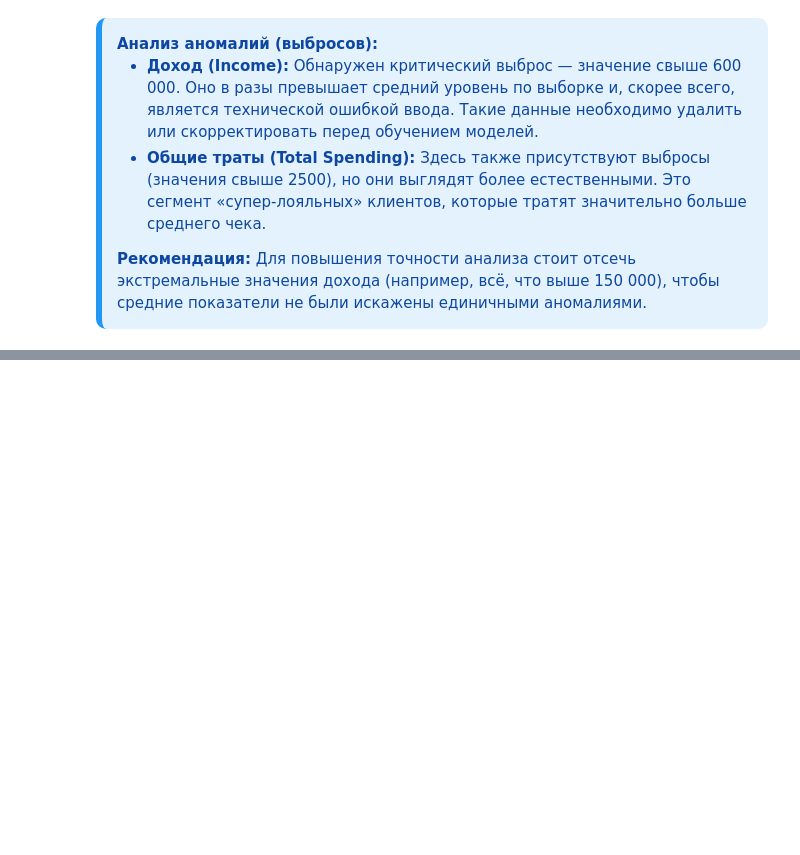
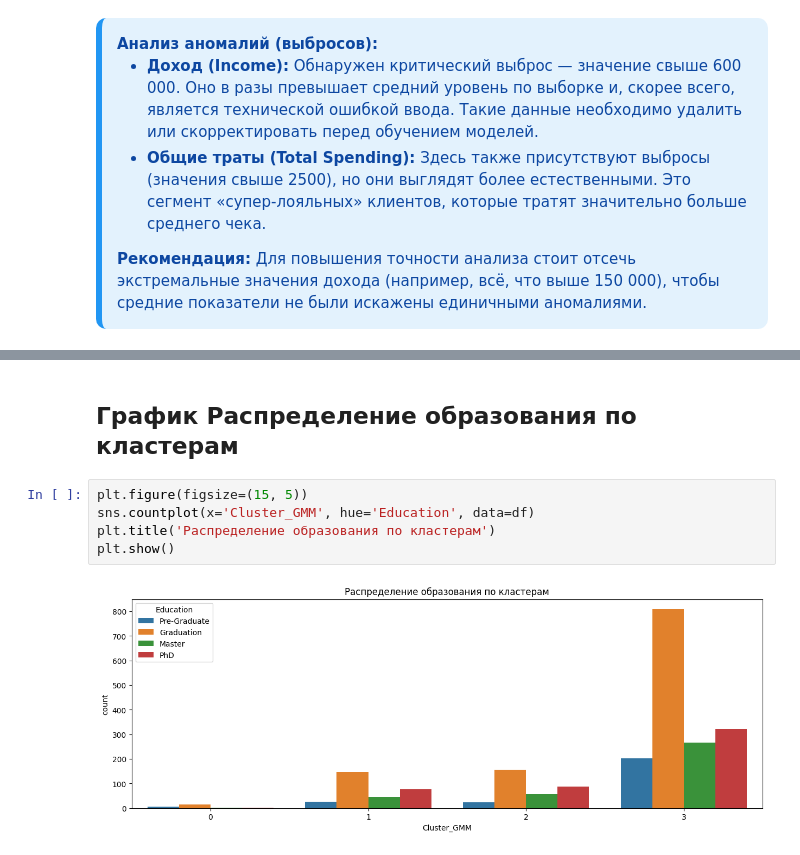
Before and after one commit to YaeKitsune13/MOIBD_coop_project, a Jupyter notebook: Customer_Personality_Analisis.ipynb, the cells around one changed output, grey strips where cells are left out. Saved outputs shown, nothing was run; the diff lists cells and outputs as text; blank space fills up the shorter version.

```diff
--- a/Customer_Personality_Analisis.ipynb
+++ b/Customer_Personality_Analisis.ipynb
@@ -864,0 +1008,9 @@ def count_outliers(series):
+# %% [markdown]
+## График Распределение образования по кластерам
+# %%
+plt.figure(figsize=(15, 5))
+sns.countplot(x='Cluster_GMM', hue='Education', data=df)
+plt.title('Распределение образования по кластерам')
+plt.show()
+# %% [output]
+[figure, added]
```
Also changed, not shown: parts of 44 cells of this notebook.
